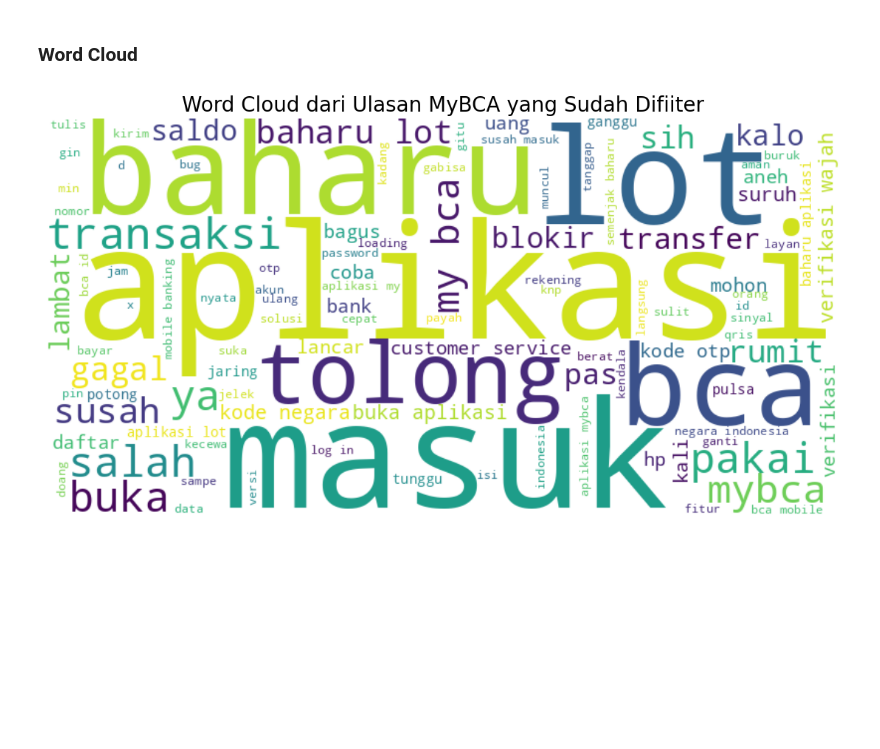
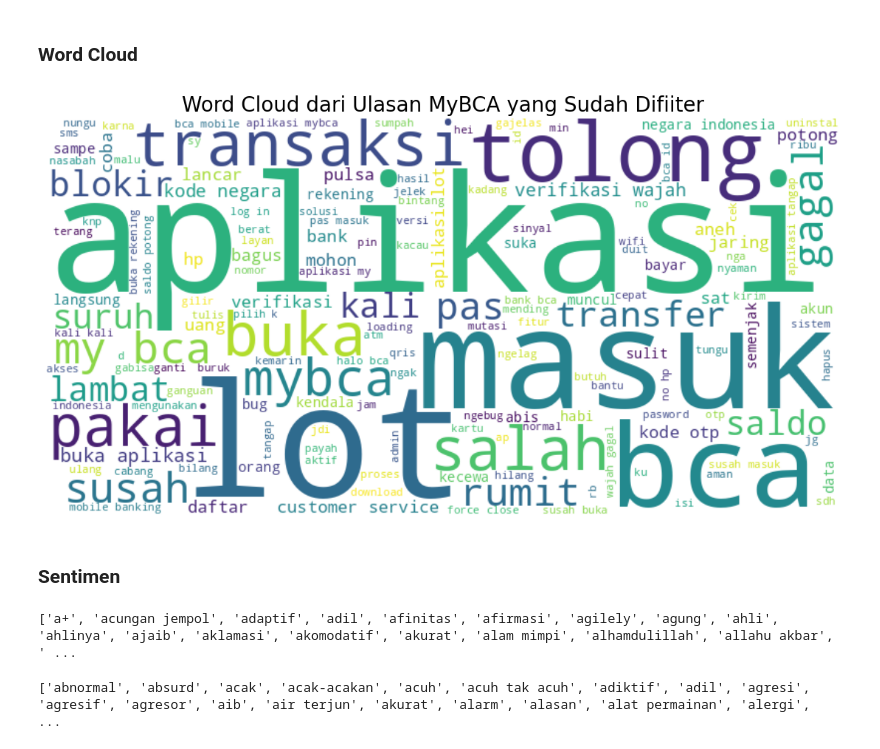
Before and after one commit to viaamanda/Machine-Learning, a Jupyter notebook: Machine_Learning.ipynb, the cells around one changed output. Cells and saved outputs as stored; diff of their text form; code cells hidden in the pictures; blank space fills up the shorter version.

```diff
--- a/Machine_Learning.ipynb
+++ b/Machine_Learning.ipynb
@@ -199,18 +533,2 @@ display(df_github.head())
 # %% [markdown]
 ### Stemming Teks
-# %%
-# Inisialisasi Stemmer Sastrawi untuk Bahasa Indonesia
-factory = StemmerFactory()
-stemmer = factory.create_stemmer()
-
-# Fungsi untuk melakukan stemming
-def stem_text(text):
-    if isinstance(text, str):
-        return stemmer.stem(text)
-    return text
-
-# Aplikasikan fungsi stemming ke kolom 'review_normalized'
-df_github['review_stemmed'] = df_github['review_normalized'].apply(stem_text)
-
-# Tampilkan beberapa baris pertama dengan kolom baru
-display(df_github[['review_normalized', 'review_stemmed']].head())
@@ -317,0 +535,19 @@ Name: review_filtered, dtype: object
+# %%
+# Membuat stemmer
+factory = StemmerFactory()
+stemmer = factory.create_stemmer()
+
+def stemming(tokens):
+
+    hasil = []
+
+    for kata in tokens:
+        stem = stemmer.stem(kata)
+        hasil.append(stem)
+
+    return hasil
+# %%
+df_github['stemming'] = df_github['filtering'].apply(stemming)
+
+# Menampilkan hasil
+display(df_github[['filtering', 'stemming']].head())
@@ -317,0 +561,4 @@ Name: review_filtered, dtype: object
+# %%
+df_github['stemming_join'] = df_github['stemming'].apply(lambda x: ' '.join(x))
+
+display(df_github[['stemming', 'stemming_join']].head())
@@ -456,20 +778,40 @@ Index(['acc', 'adduh', 'adm', 'ah', 'ajalainya', 'ajgh', 'ajh', 'ajig', 'akal',
 # %% [markdown]
 ### Word Cloud
 # %%
-all_filtered_text = ' '.join(df_github['review_filtered'])
+all_filtered_text = ' '.join(df_github['stemming_join'])
 
 # Buat objek WordCloud
 wordcloud = WordCloud(width=800,
                       height=400,
                       background_color='white',
                       stopwords=all_stopwords,
                       min_font_size=10).generate(all_filtered_text)
 
 # Tampilkan WordCloud
 plt.figure(figsize=(15, 7))
 plt.imshow(wordcloud, interpolation='bilinear')
 plt.axis('off') # Sembunyikan sumbu
 plt.title('Word Cloud dari Ulasan MyBCA yang Sudah Difiiter', fontsize=20)
 plt.show()
 # %% [output]
-[figure, old version]
+[figure, new version]
+# %% [markdown]
+### Sentimen
+# %%
+# Membaca kamus kata positif
+with open('sentimen positif.txt', 'r', encoding='utf-8') as file:
+    positive_words = file.read().splitlines()
+
+# Melihat isi kamus positif
+print(positive_words[:20])
+# %% [output]
+['a+', 'acungan jempol', 'adaptif', 'adil', 'afinitas', 'afirmasi', 'agilely', 'agung', 'ahli', 'ahlinya', 'ajaib', 'aklamasi', 'akomodatif', 'akurat', 'alam mimpi', 'alhamdulillah', 'allahu akbar', ' ...
+# %%
+# Membaca kamus kata negatif
+with open('sentimen negatif.txt', 'r', encoding='utf-8') as file:
+    negative_words = file.read().splitlines()
+
+# Melihat isi kamus negatif
+print(negative_words[:20])
+# %% [output]
+['abnormal', 'absurd', 'acak', 'acak-acakan', 'acuh', 'acuh tak acuh', 'adiktif', 'adil', 'agresi', 'agresif', 'agresor', 'aib', 'air terjun', 'akurat', 'alarm', 'alasan', 'alat permainan', 'alergi',  ...
```
Also changed, not shown: parts of 44 cells of this notebook.
